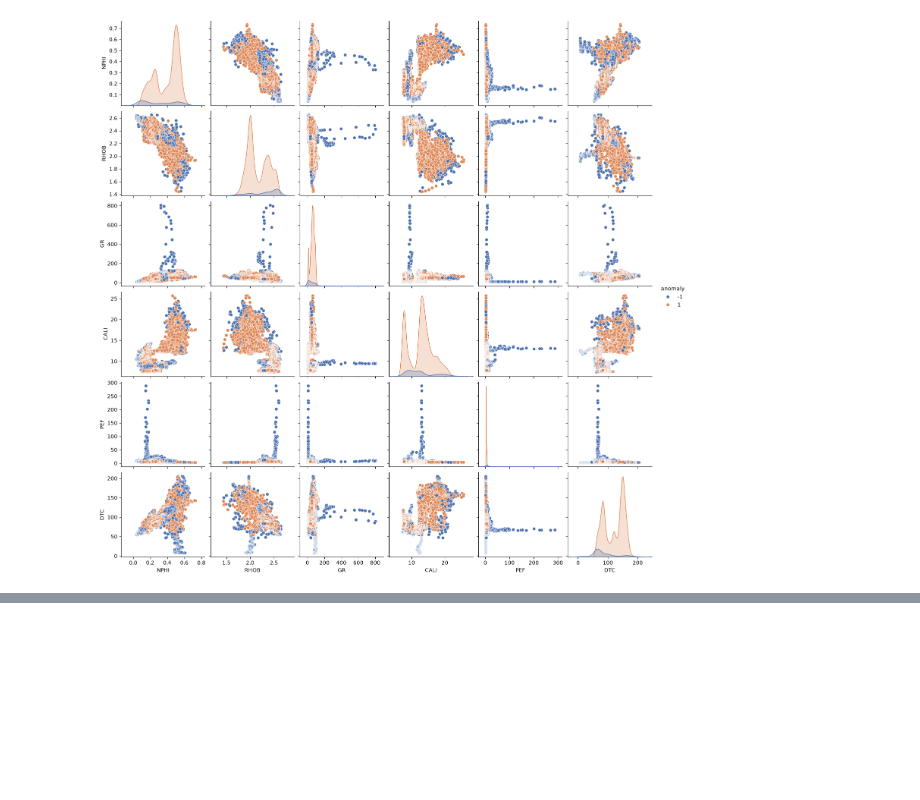
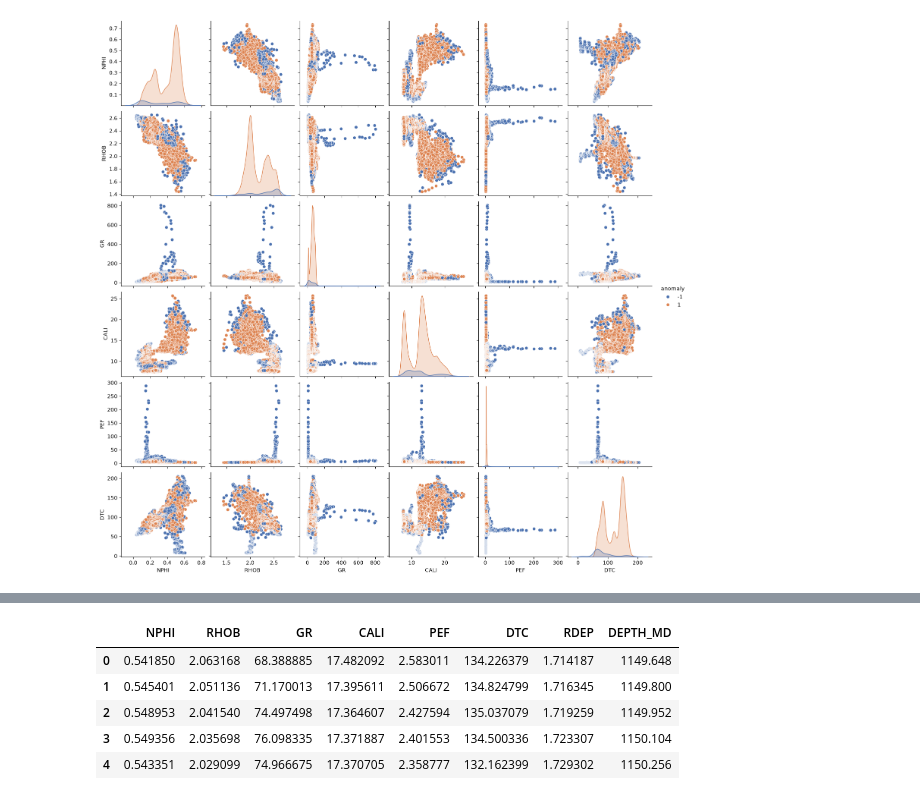
Before and after one commit to MohamedMohsen20501990/anomaly_detection_well_logging, a Jupyter notebook: Notebooks/main.ipynb, the cells around one changed output, grey strips where cells are left out. Saved outputs shown, nothing was run; the diff lists cells and outputs as text; code cells hidden in the pictures; blank space fills up the shorter version.

```diff
--- a/Notebooks/main.ipynb
+++ b/Notebooks/main.ipynb
@@ -248,0 +305,10 @@ sns.pairplot(df, vars=anomaly_inputs, hue="anomaly", palette=palette);
+# %%
+transformed_df = pd.read_parquet("../artifacts/transformed_data.parquet")
+transformed_df.head()
+# %% [output]
+|  | NPHI | RHOB | GR | CALI | PEF | DTC | RDEP | DEPTH_MD |
+| 0 | 0.541850 | 2.063168 | 68.388885 | 17.482092 | 2.583011 | 134.226379 | 1.714187 | 1149.648 |
+| 1 | 0.545401 | 2.051136 | 71.170013 | 17.395611 | 2.506672 | 134.824799 | 1.716345 | 1149.800 |
+| 2 | 0.548953 | 2.041540 | 74.497498 | 17.364607 | 2.427594 | 135.037079 | 1.719259 | 1149.952 |
+| 3 | 0.549356 | 2.035698 | 76.098335 | 17.371887 | 2.401553 | 134.500336 | 1.723307 | 1150.104 |
+| 4 | 0.543351 | 2.029099 | 74.966675 | 17.370705 | 2.358777 | 132.162399 | 1.729302 | 1150.256 |
```
Also changed, not shown: parts of 14 cells of this notebook, 14 other files.
